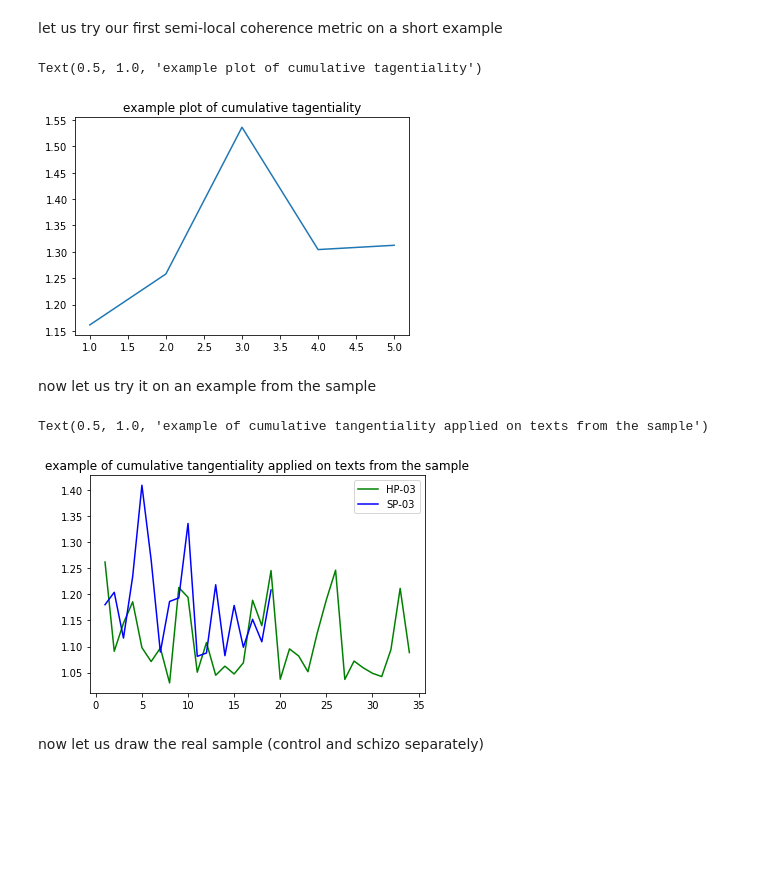
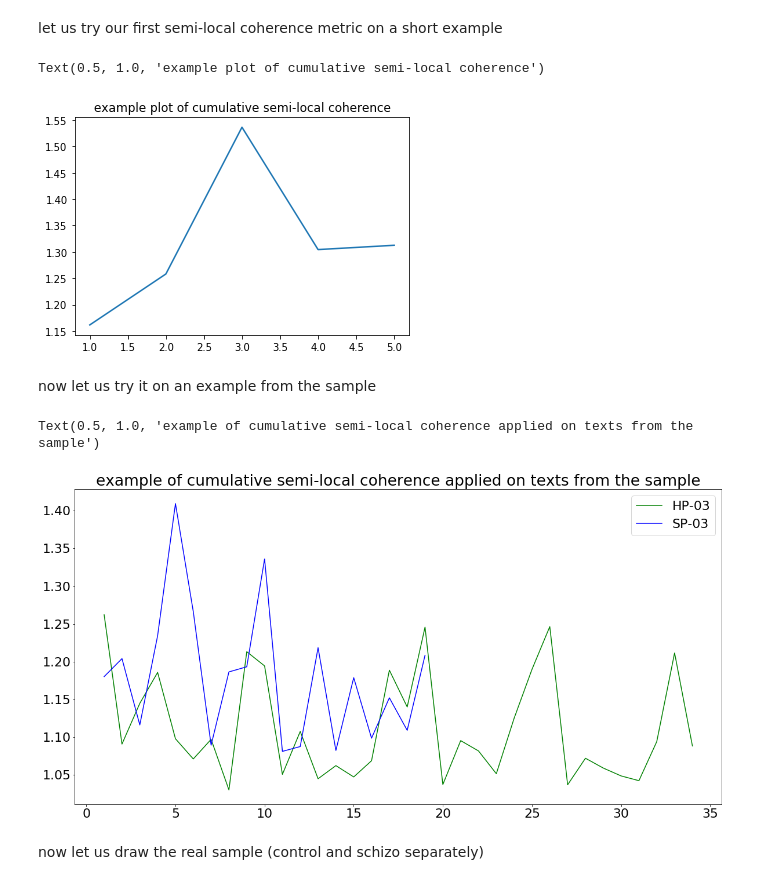
Before and after one commit to flying-bear/modeling_schizo, a Jupyter notebook: modeling_schizo.ipynb, the cells around one changed output. Drawn from its saved outputs; the diff is of its cells as text; code cells hidden in the pictures; blank space fills up the shorter version.

```diff
--- a/modeling_schizo.ipynb
+++ b/modeling_schizo.ipynb
@@ -540,38 +538,38 @@ def cos_sim(v1, v2):
     </li>
 </ul>
 # %%
-def get_cumulative_tangentiality_array(clauses):
+def get_cumulative_semi_loc_coh_array(clauses):
     clause_vectors = get_file_clause_vectors(clauses)
-    cumulative_tangentiality_array = []
+    cumulative_semi_loc_coh_array = []
     for i in range(len(clause_vectors)):
         if i:
-            cumulative_tangentiality_array.append(
+            cumulative_semi_loc_coh_array.append(
                 cos_sim(np.mean(clause_vectors[:i], axis=0), clause_vectors[i]))
-    return [1/x for x in cumulative_tangentiality_array]
+    return [1/x for x in cumulative_semi_loc_coh_array]
 # %% [markdown]
 let us try our first semi-local coherence metric on a short example
 # %%
 file = [['я','идти'],['идти','далеко'], ['пойти'], ['корзина','полный'],
         ['ехать','на','велосипед'], ['в','деревня','подойти']]
-file_sim = get_cumulative_tangentiality_array(file)
+file_sim = get_cumulative_semi_loc_coh_array(file)
 plt.plot(np.arange(len(file_sim))+1,file_sim)
 plt.title(label='example plot of cumulative semi-local coherence')
 # %% [output]
-Text(0.5, 1.0, 'example plot of cumulative tagentiality')
+Text(0.5, 1.0, 'example plot of cumulative semi-local coherence')
-[figure, old version]
+[figure, new version]
 # %% [markdown]
 now let us try it on an example from the sample
 # %%
 files = [sample['control']['HP-03'], sample['schizo']['SP-03']]
-file_sim_1 = get_cumulative_tangentiality_array(files[0])
-file_sim_2 = get_cumulative_tangentiality_array(files[1])
+file_sim_1 = get_cumulative_semi_loc_coh_array(files[0])
+file_sim_2 = get_cumulative_semi_loc_coh_array(files[1])
 plt.plot(np.arange(len(file_sim_1))+1,file_sim_1, color='g', label='HP-03')
 plt.plot(np.arange(len(file_sim_2))+1,file_sim_2, color='b', label='SP-03')
 plt.legend()
 plt.title(label='example of cumulative semi-local coherence applied on texts from the sample')
 # %% [output]
-Text(0.5, 1.0, 'example of cumulative tangentiality applied on texts from the sample')
+Text(0.5, 1.0, 'example of cumulative semi-local coherence applied on texts from the sample')
-[figure, old version]
+[figure, new version]
 # %%
 def random_color():
     return "#"+''.join([random.choice('0123456789ABCDEF') for j in range(6)])
```
Also changed, not shown: parts of 35 cells of this notebook.
